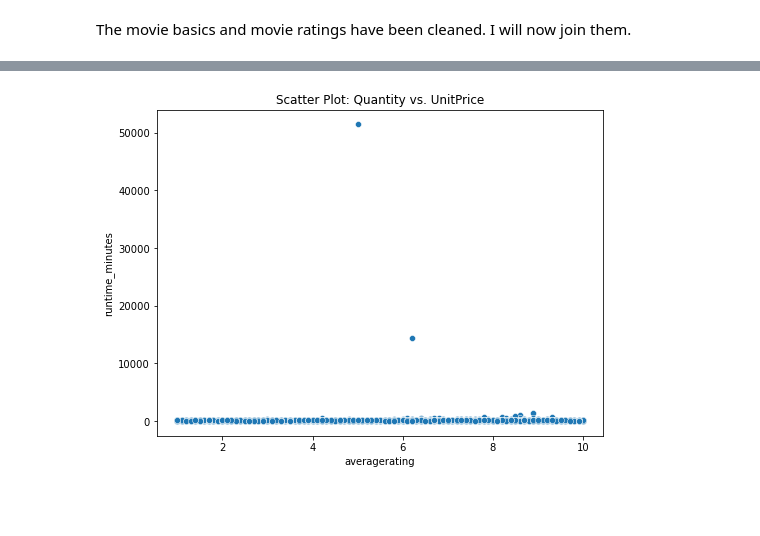
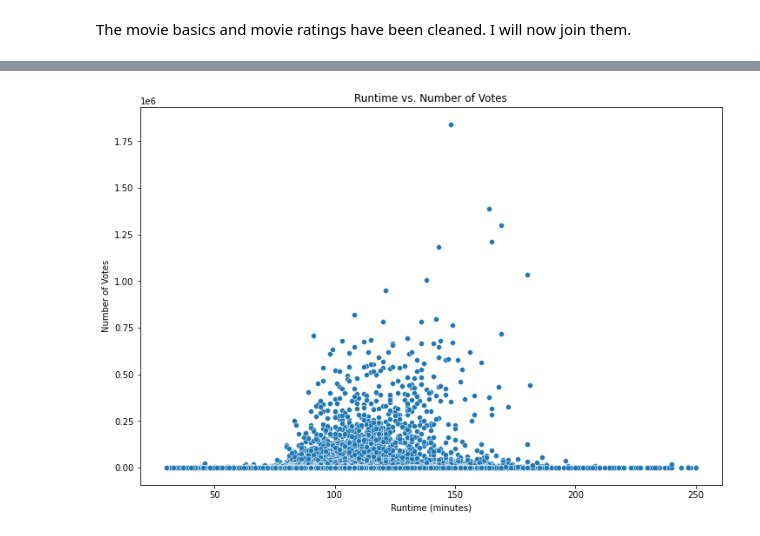
Before and after one commit to LynnsBaraka/dsf_ft_project_1, a Jupyter notebook: index.ipynb, the cells around one changed output, grey strips where cells are left out. Drawn from its saved outputs; the diff is of its cells as text; code cells hidden in the pictures; blank space fills up the shorter version.

Commit message:
Finishing up on the README file and visualization

```diff
--- a/index.ipynb
+++ b/index.ipynb
@@ -416,3 +432,5 @@ movies_df.head()
+# %%
+movies_df = movies_df[(movies_df['runtime_minutes'] >= 30) & (movies_df['runtime_minutes'] <= 250)]
 # %%
 movies_df.info()
 # %% [output]
@@ -441,10 +677,10 @@ plt.show()
 # %%
-# Scatter plot for Quantity vs. UnitPrice
-plt.figure(figsize=(8, 6))
-sns.scatterplot(data=movies_df, x='averagerating', y='runtime_minutes')
-plt.xlabel('averagerating')
-plt.ylabel('runtime_minutes')
-plt.title('Scatter Plot: Quantity vs. UnitPrice')
+# Scatter plot of runtime vs. number of votes
+plt.figure(figsize=(12, 8))
+sns.scatterplot(x='runtime_minutes', y='numvotes', data=movies_df)
+plt.title('Runtime vs. Number of Votes')
+plt.xlabel('Runtime (minutes)')
+plt.ylabel('Number of Votes')
 plt.show()
 # %% [output]
-[figure, old version]
+[figure, new version]
```
Also changed, not shown: parts of 41 cells of this notebook, 1 other file.
